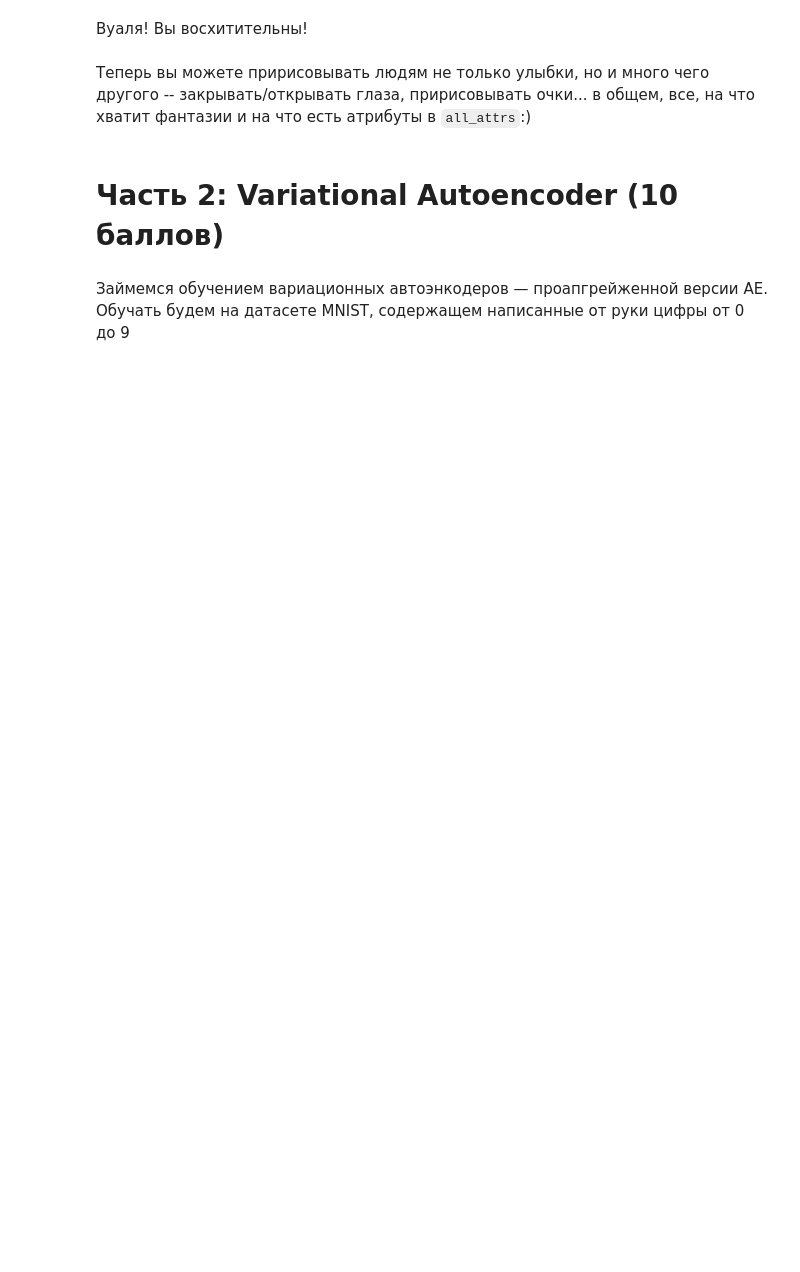
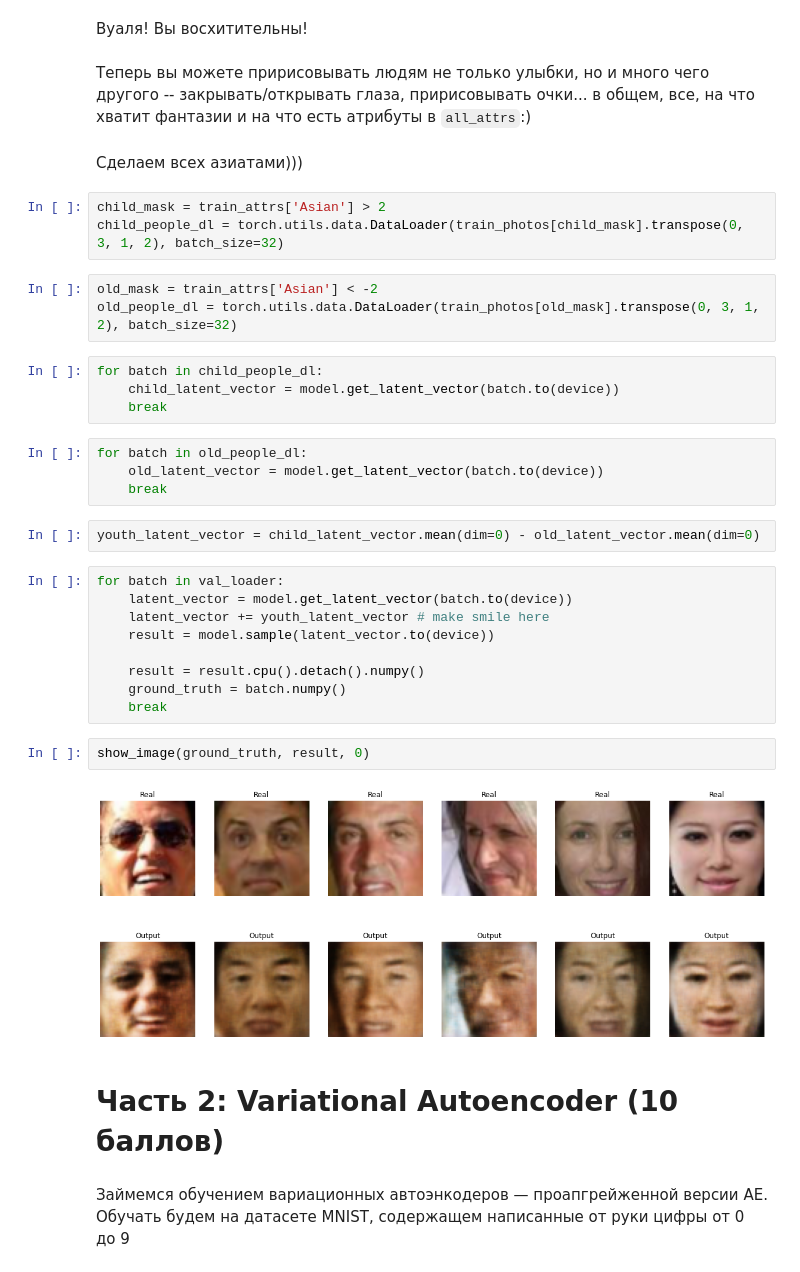
Before and after one commit to prosvirinKir/Deep-Learning-Sckool-term1, a Jupyter notebook: HW_7_autoencoders.ipynb, the cells around one changed output. Drawn from its saved outputs; the diff is of its cells as text; blank space fills up the shorter version.

```diff
--- a/HW_7_autoencoders.ipynb
+++ b/HW_7_autoencoders.ipynb
@@ -474,6 +463,37 @@ show_image(ground_truth, result, 26)
 Вуаля! Вы восхитительны!
 # %% [markdown]
 Теперь вы можете пририсовывать людям не только улыбки, но и много чего другого -- закрывать/открывать глаза, пририсовывать очки... в общем, все, на что хватит фантазии и на что есть атрибуты в `all_attrs`:)
+# %% [markdown]
+Сделаем всех азиатами)))
+# %%
+child_mask = train_attrs['Asian'] > 2
+child_people_dl = torch.utils.data.DataLoader(train_photos[child_mask].transpose(0, 3, 1, 2), batch_size=32)
+# %%
+old_mask = train_attrs['Asian'] < -2
+old_people_dl = torch.utils.data.DataLoader(train_photos[old_mask].transpose(0, 3, 1, 2), batch_size=32)
+# %%
+for batch in child_people_dl:
+    child_latent_vector = model.get_latent_vector(batch.to(device))
+    break
+# %%
+for batch in old_people_dl:
+    old_latent_vector = model.get_latent_vector(batch.to(device))
+    break
+# %%
+youth_latent_vector = child_latent_vector.mean(dim=0) - old_latent_vector.mean(dim=0)
+# %%
+for batch in val_loader:
+    latent_vector = model.get_latent_vector(batch.to(device))
+    latent_vector += youth_latent_vector # make smile here
+    result = model.sample(latent_vector.to(device))
+
+    result = result.cpu().detach().numpy()
+    ground_truth = batch.numpy()
+    break
+# %%
+show_image(ground_truth, result, 0)
+# %% [output]
+[figure, added]
 # %% [markdown]
 # Часть 2: Variational Autoencoder (10 баллов)
 # %% [markdown]
```
Also changed, not shown: parts of 19 cells of this notebook.
